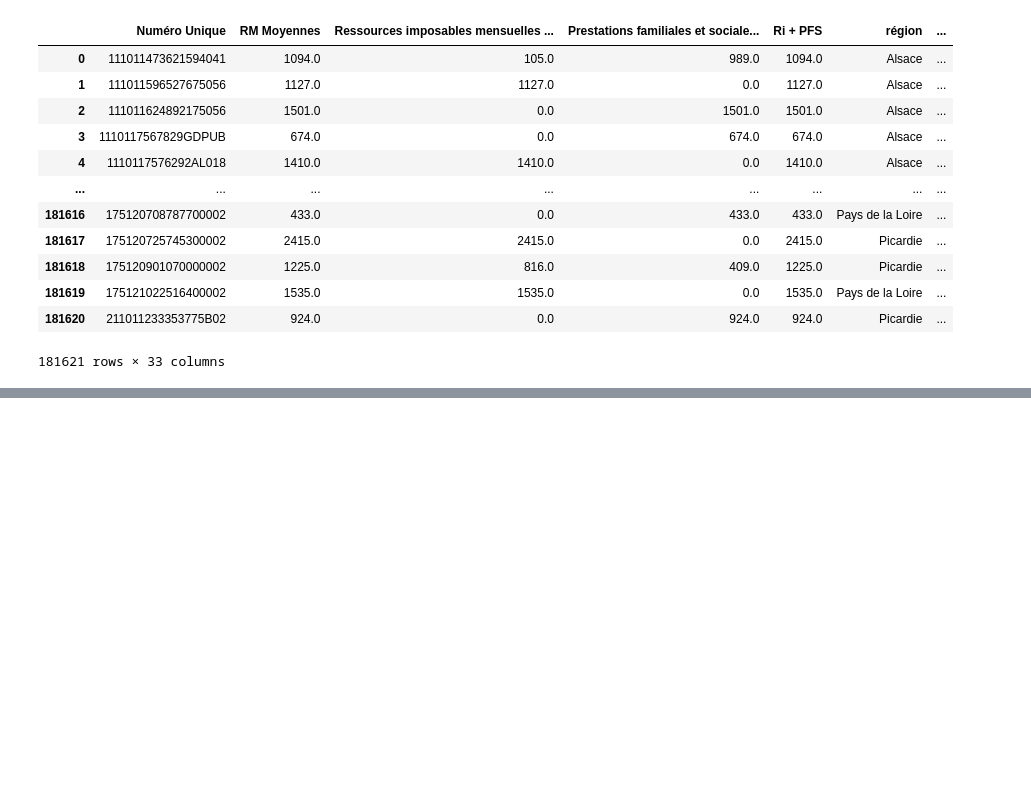
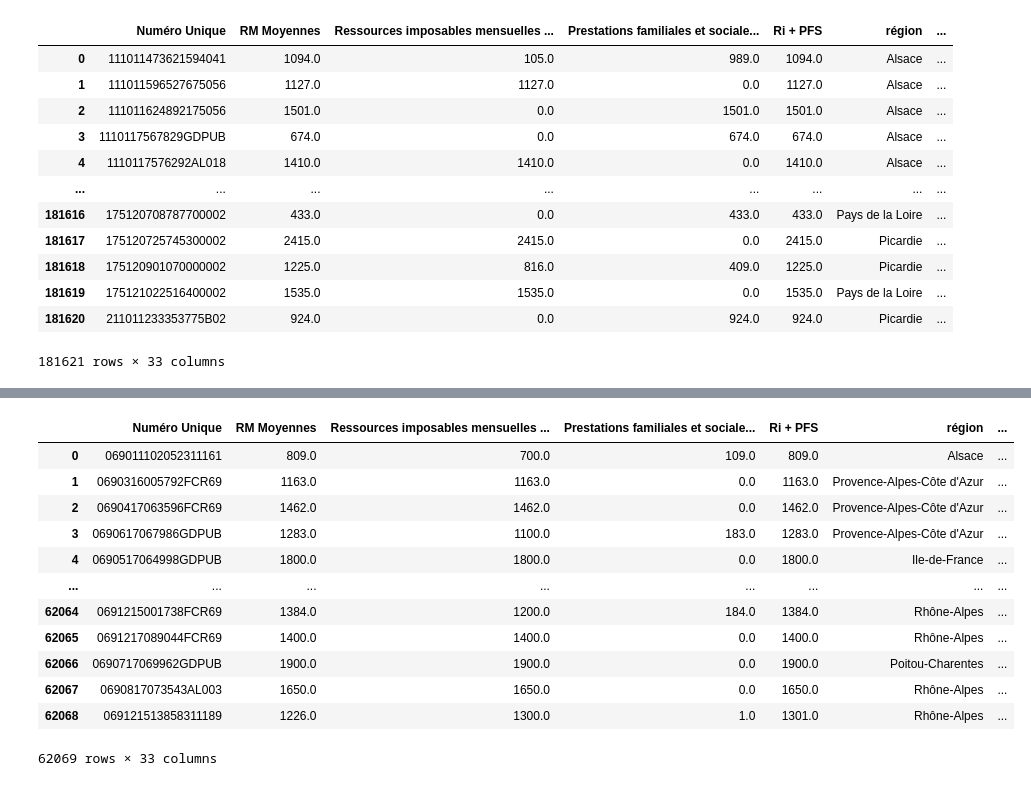
Before and after one commit to cmllbll/Social-Housing-in-France, a Jupyter notebook: Fichiers.ipynb, the cells around one changed output, grey strips where cells are left out. Drawn from its saved outputs; the diff is of its cells as text; code cells hidden in the pictures; blank space fills up the shorter version.

```diff
--- a/Fichiers.ipynb
+++ b/Fichiers.ipynb
@@ -90,0 +142,18 @@ base
+# %%
+dfd['Code Géographique']=dfd['Code Géographique'].astype(str)
+base= dfd.merge(df, on='Code Géographique', how='inner')
+base
+# %% [output]
+|  | Numéro Unique | RM Moyennes | Ressources imposables mensuelles ... | Prestations familiales et sociale... | Ri + PFS | région | ... |
+| 0 | 069011102052311161 | 809.0 | 700.0 | 109.0 | 809.0 | Alsace | ... |
+| 1 | 0690316005792FCR69 | 1163.0 | 1163.0 | 0.0 | 1163.0 | Provence-Alpes-Côte d'Azur | ... |
+| 2 | 0690417063596FCR69 | 1462.0 | 1462.0 | 0.0 | 1462.0 | Provence-Alpes-Côte d'Azur | ... |
+| 3 | 0690617067986GDPUB | 1283.0 | 1100.0 | 183.0 | 1283.0 | Provence-Alpes-Côte d'Azur | ... |
+| 4 | 0690517064998GDPUB | 1800.0 | 1800.0 | 0.0 | 1800.0 | Ile-de-France | ... |
+| ... | ... | ... | ... | ... | ... | ... | ... |
+| 62064 | 0691215001738FCR69 | 1384.0 | 1200.0 | 184.0 | 1384.0 | Rhône-Alpes | ... |
+| 62065 | 0691217089044FCR69 | 1400.0 | 1400.0 | 0.0 | 1400.0 | Rhône-Alpes | ... |
+| 62066 | 0690717069962GDPUB | 1900.0 | 1900.0 | 0.0 | 1900.0 | Poitou-Charentes | ... |
+| 62067 | 0690817073543AL003 | 1650.0 | 1650.0 | 0.0 | 1650.0 | Rhône-Alpes | ... |
+| 62068 | 069121513858311189 | 1226.0 | 1300.0 | 1.0 | 1301.0 | Rhône-Alpes | ... |
+62069 rows × 33 columns
```
Also changed, not shown: parts of 7 cells of this notebook.
